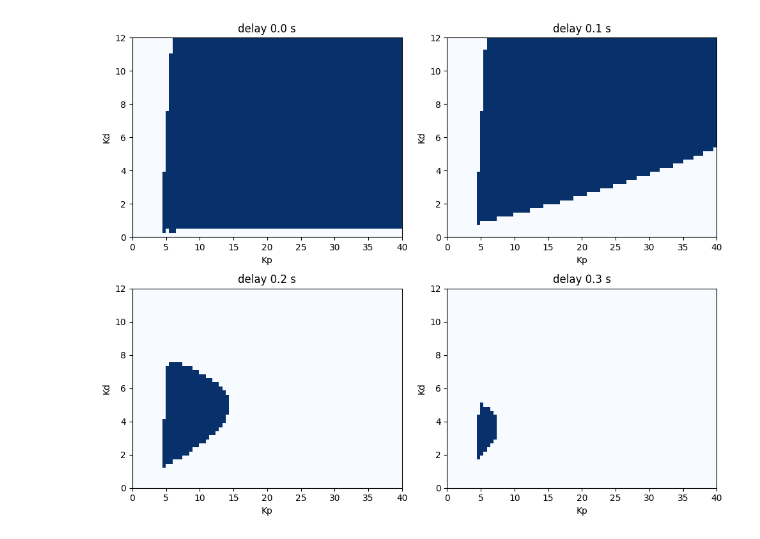
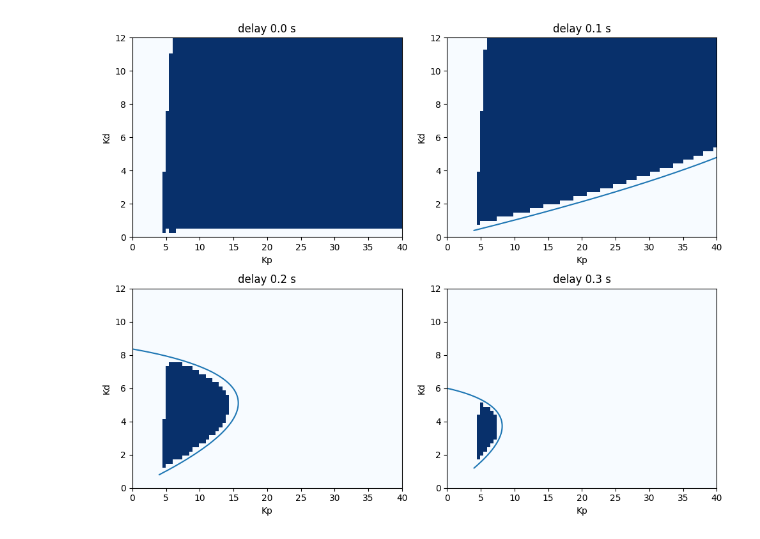
Before and after one commit to HamzaBanjanovic/fly-by-wire-simulation, a Jupyter notebook: simulation/sim1.ipynb, the cells around one changed output. Drawn from its saved outputs; the diff is of its cells as text; code cells hidden in the pictures.

Commit message:
Added delay stability boundary to safe-zone maps

```diff
--- a/simulation/sim1.ipynb
+++ b/simulation/sim1.ipynb
@@ -79,6 +79,7 @@ plt.show()
 # %%
 # Creating a settles function that will allow us to iterate over many possible combinations of Kp-Kd combinations in order to create a safe zone map
 import matplotlib.pyplot as plt
+import math
 def settles(Kp, Kd, delay):
   a = 4 #the properties of the air causing the angular acceleration to increase, depends on air density, speed squared, wing area, the aircrafts shape, and how hard is it to rotat
   b = 1 # how effective the input is, meaning how "strong" the maximum push of the pilots commands are
@@ -148,31 +149,50 @@ def list_safe_zone_map(settles, kp_values, kd_values, delay): # Function that cr
         safe_zone_map[i].append(0)
   return safe_zone_map
 
 
 
 
 
 
 plt.figure(figsize=(10, 8)) # Sets the size for the whole figure
 def graph_safe_zone_map(delay): # Graphs one graph per call
   plt.xlabel("Kp")
   plt.ylabel("Kd")
   plt.title(f"delay {delay/100} s")
   plt.imshow(list_safe_zone_map(settles, Kp_list, Kd_list, delay), origin="lower", extent=[0, 40, 0, 12], aspect="auto", cmap="Blues")
 
+  if delay > 0:
+    tau = delay * 0.01
+    P = D = 0 # initialise needed variables
+    P_values, D_values = [], []
+    w = 0.01
+    while P >= 0 and D >= 0:
+      # Stability boundary (D-subdivision method, Stepan 2009, Phil. Trans. R. Soc. A 367, pp. 1203-1205).
+      P = (w*w + 4) * math.cos(w * tau)
+      D = (w*w + 4) * math.sin(w * tau) / w
+      P_values.append(P)
+      D_values.append(D)
+      w = w + 0.01
+
+    plt.plot(P_values, D_values) # plot the line
+    plt.xlim(0, 40) #boundary for x axis since it automatically zooms out
+    plt.ylim(0, 12) #boundary for y axis same reason
+
+
+
 
 
 # Graph all 4 delays
 
 plt.subplot(2, 2, 1)
 graph_safe_zone_map(0)
 plt.subplot(2, 2, 2)
 graph_safe_zone_map(10)
 plt.subplot(2, 2, 3)
 graph_safe_zone_map(20)
 plt.subplot(2, 2, 4)
 graph_safe_zone_map(30)
 
 plt.tight_layout() # Remove the overlap of title and axis
 # %% [output]
-[figure, old version]
+[figure, new version]
```
